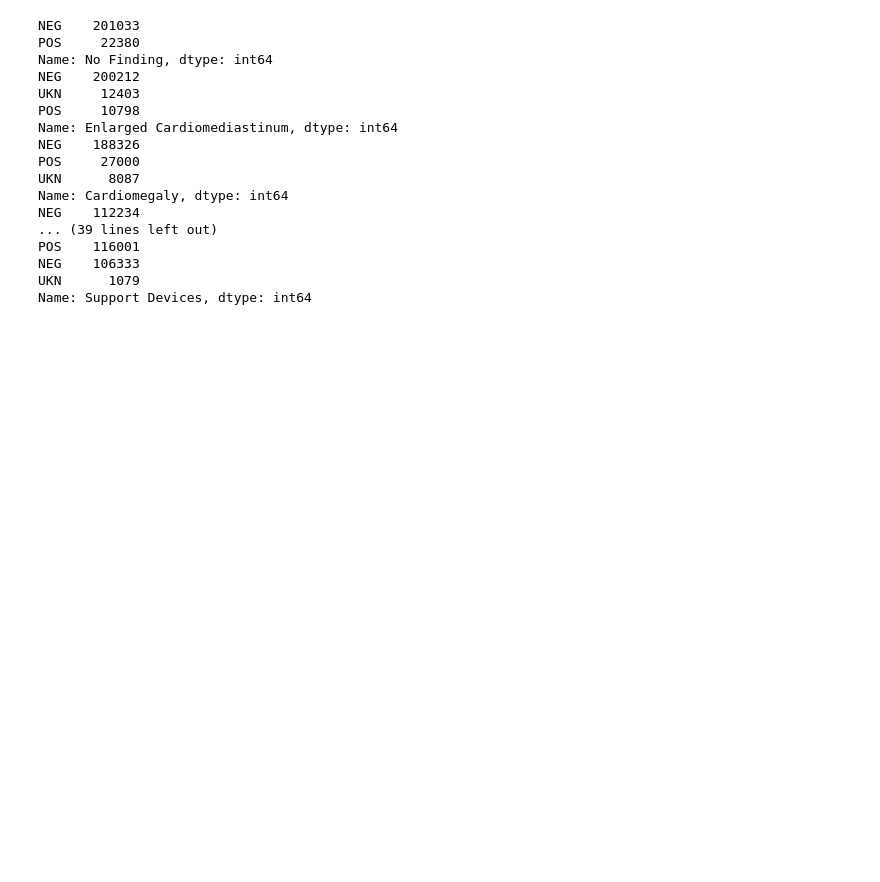
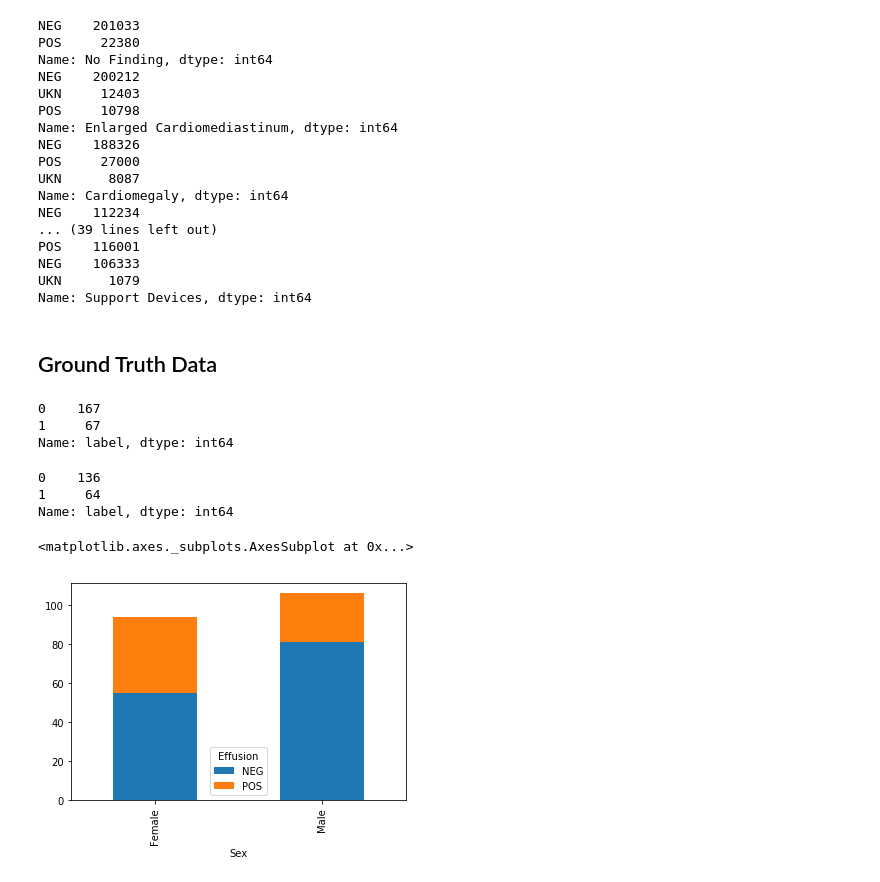
Before and after one commit to nateewall/AutomatedPathologyDetection, a Jupyter notebook: PreliminaryExploration.ipynb, the cells around one changed output. Cells and saved outputs as stored; diff of their text form; code cells hidden in the pictures; blank space fills up the shorter version.

Commit message:
add validation set plot

```diff
--- a/PreliminaryExploration.ipynb
+++ b/PreliminaryExploration.ipynb
@@ -162,3 +162,58 @@ POS    116001
 NEG    106333
 UKN      1079
 Name: Support Devices, dtype: int64
+# %% [markdown]
+## Ground Truth Data
+# %%
+VALID = 'CheXpert-v1.0-small/valid.csv'
+
+# generate validation set
+valid = pd.read_csv(VALID, dtype=str)
+
+##clean up the age to int then create buckets
+valid['Age'] = valid['Age'].astype(str).astype(int)
+age_buckets = [0, 2, 5, 13, 18, 33, 48, 64, 78, 98]
+valid['age_bucket'] = pd.cut(valid['Age'], age_buckets)
+
+##parse the path into the respective categories
+new = valid["Path"].str.split("/", n = 5, expand = True)
+
+valid['Folder'] = new[0]
+valid['Data'] = new[1]
+valid['Patient'] = new[2]
+valid['Study'] = new[3]
+valid['viewNumber']= new[4].str.split("_", n = 2, expand = True)[0]
+valid['ImageType']= new[4].str.split("_", n = 2, expand = True)[1]
+
+#mapping to different labels
+label = {'0.0': 0, '1.0' : 1, '-1.0' : 1}
+
+#same for validation set even though there should be no issue here with missing data
+valid['label'] = valid['Pleural Effusion'].map(label)
+num_valid = len(valid)
+
+print(valid['label'].value_counts())
+# %% [output]
+0    167
+1     67
+Name: label, dtype: int64
+# %%
+groupLabel = ['Patient','Study','Sex','Age']
+test = valid[['Patient','Study','Sex','Age','label']].groupby(groupLabel).max().reset_index()
+# %%
+test['label'].value_counts()
+# %% [output]
+0    136
+1     64
+Name: label, dtype: int64
+# %%
+#mapping to different labels
+label = {0: 'NEG', 1 : 'POS'}
+
+#same for validation set even though there should be no issue here with missing data
+test['Effusion'] = test['label'].map(label)
+gender = test.groupby(['Sex','Effusion']).size().unstack()
+gender.plot(kind="bar", stacked=True)
+# %% [output]
+<matplotlib.axes._subplots.AxesSubplot at 0x...>
+[figure, added]
```
